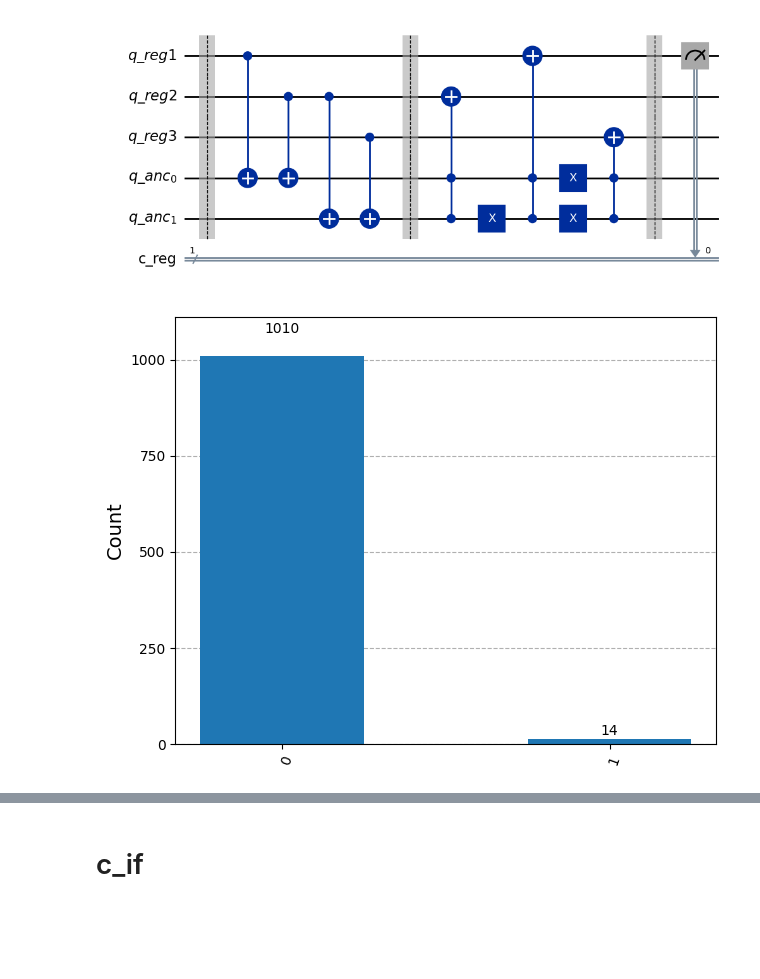
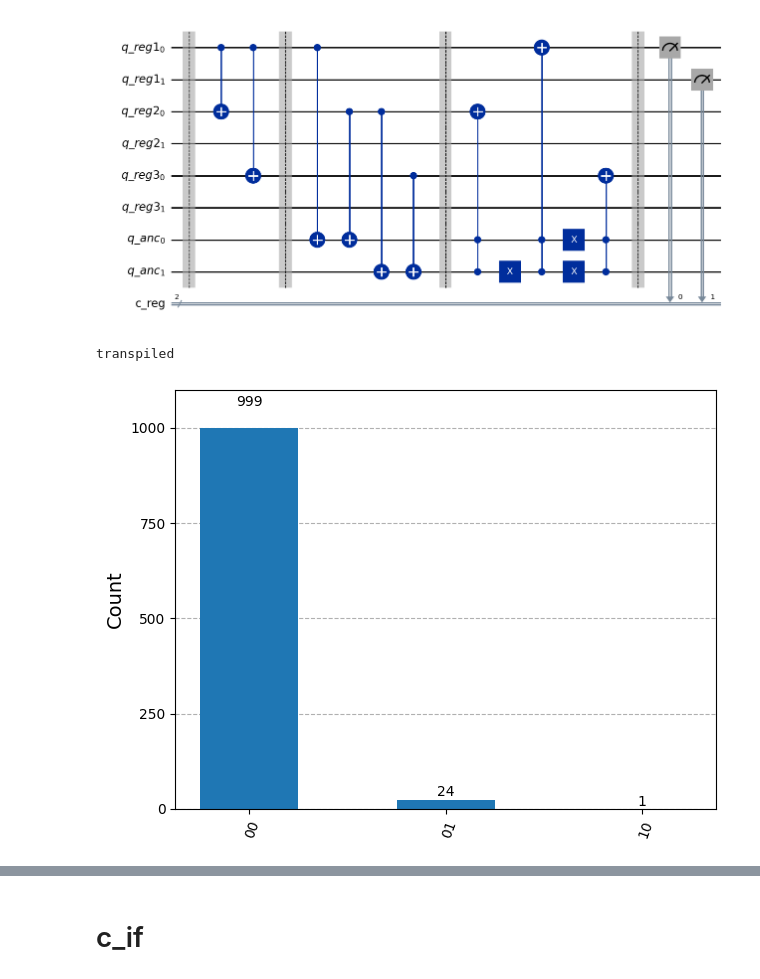
Before and after one commit to filipkojro/qw-defects, a Jupyter notebook: q_error_correction.ipynb, the cells around one changed output, grey strips where cells are left out. Saved outputs shown, nothing was run; the diff lists cells and outputs as text; code cells hidden in the pictures; blank space fills up the shorter version.

```diff
--- a/q_error_correction.ipynb
+++ b/q_error_correction.ipynb
@@ -5,48 +5,59 @@ from qiskit_aer import AerSimulator
 from qiskit_ibm_runtime.fake_provider import FakeMarrakesh
 from qiskit.visualization import plot_histogram
 # %%
-q_reg1 = QuantumRegister(1, "q_reg1")
-q_reg2 = QuantumRegister(1, "q_reg2")
-q_reg3 = QuantumRegister(1, "q_reg3")
+q_reg1 = QuantumRegister(2, "q_reg1")
+q_reg2 = QuantumRegister(2, "q_reg2")
+q_reg3 = QuantumRegister(2, "q_reg3")
 q_anc = QuantumRegister(2, "q_anc")
-c_reg = ClassicalRegister(1, "c_reg")
+c_reg = ClassicalRegister(2, "c_reg")
 
 qc =QuantumCircuit(q_reg1, q_reg2, q_reg3, q_anc, c_reg)
+
+
+
+qc.barrier()
+
+qc.cx(q_reg1[0], q_reg2[0])
+qc.cx(q_reg1[0], q_reg3[0])
+
+qc.barrier()
 
 qc.cx(q_reg1[0], q_anc[0])
 qc.cx(q_reg2[0], q_anc[0])
 qc.cx(q_reg2[0], q_anc[1])
 qc.cx(q_reg3[0], q_anc[1])
 
 qc.barrier()
 
 qc.ccx(q_anc[0], q_anc[1], q_reg2[0])
 
 qc.x(q_anc[1])
 qc.ccx(q_anc[0], q_anc[1], q_reg1[0])
 
 qc.x(q_anc[0])
 qc.x(q_anc[1])
 qc.ccx(q_anc[0], q_anc[1], q_reg3[0])
 
 qc.barrier()
 
 qc.measure(q_reg1[0], c_reg[0])
+qc.measure(q_reg1[1], c_reg[1])
 
 qc.draw('mpl')
 # %% [output]
-[figure, old version]
+[figure, new version]
 # %%
 simulator = FakeMarrakesh()
 
-tcirc = transpile(qc, simulator)
-
+tcirc = transpile(qc, simulator, optimization_level=3)
+print("transpiled")
 result = simulator.run(tcirc, shots=1024).result()
 counts = result.get_counts()
 
 plot_histogram(counts)
 # %% [output]
+transpiled
-[figure, old version]
+[figure, new version]
 # %%
 simulator = AerSimulator()
 
```
Also changed, not shown: parts of 11 cells of this notebook.
